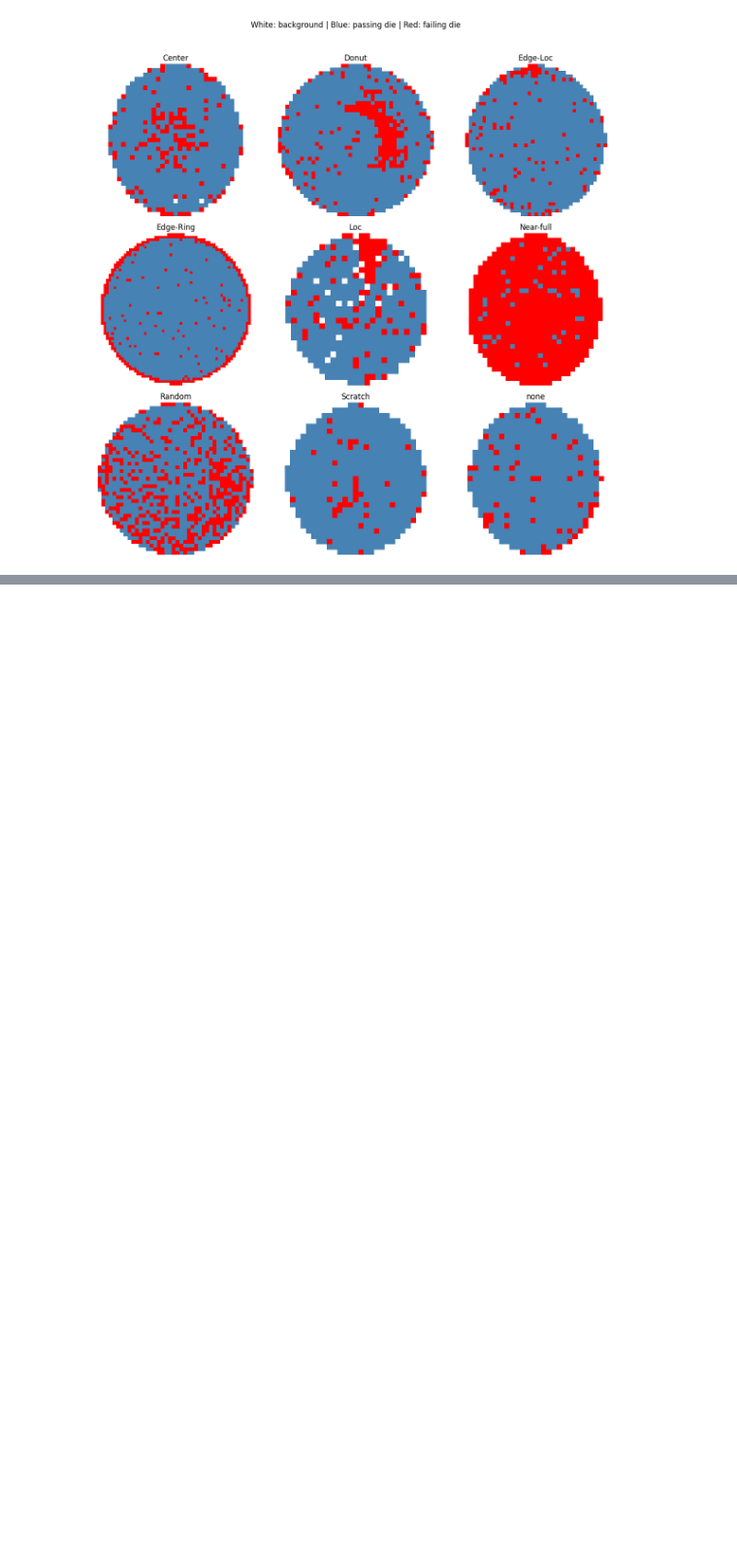
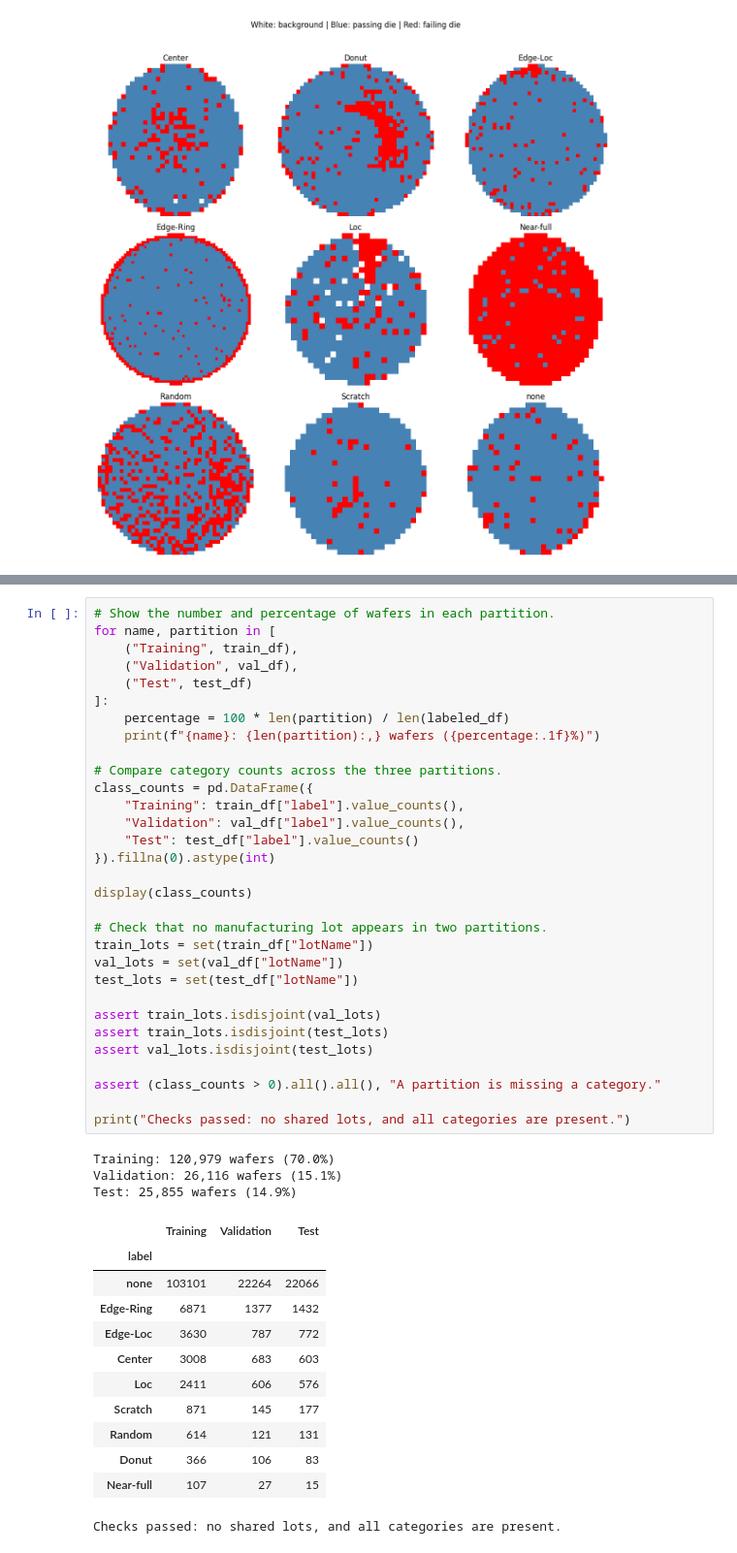
Before and after one commit to DTeklehaymanot/wafer_defect_classification, a Jupyter notebook: wafer_defect_classification.ipynb, the cells around one changed output, grey strips where cells are left out. Shown at 97% size. Cells and saved outputs as stored; diff of their text form; blank space fills up the shorter version.

```diff
--- a/wafer_defect_classification.ipynb
+++ b/wafer_defect_classification.ipynb
@@ -233,0 +309,47 @@ plt.show()
+# %%
+# Show the number and percentage of wafers in each partition.
+for name, partition in [
+    ("Training", train_df),
+    ("Validation", val_df),
+    ("Test", test_df)
+]:
+    percentage = 100 * len(partition) / len(labeled_df)
+    print(f"{name}: {len(partition):,} wafers ({percentage:.1f}%)")
+
+# Compare category counts across the three partitions.
+class_counts = pd.DataFrame({
+    "Training": train_df["label"].value_counts(),
+    "Validation": val_df["label"].value_counts(),
+    "Test": test_df["label"].value_counts()
+}).fillna(0).astype(int)
+
+display(class_counts)
+
+# Check that no manufacturing lot appears in two partitions.
+train_lots = set(train_df["lotName"])
+val_lots = set(val_df["lotName"])
+test_lots = set(test_df["lotName"])
+
+assert train_lots.isdisjoint(val_lots)
+assert train_lots.isdisjoint(test_lots)
+assert val_lots.isdisjoint(test_lots)
+
+assert (class_counts > 0).all().all(), "A partition is missing a category."
+
+print("Checks passed: no shared lots, and all categories are present.")
+# %% [output]
+Training: 120,979 wafers (70.0%)
+Validation: 26,116 wafers (15.1%)
+Test: 25,855 wafers (14.9%)
+|  | Training | Validation | Test |
+| label |  |  |  |
+| none | 103101 | 22264 | 22066 |
+| Edge-Ring | 6871 | 1377 | 1432 |
+| Edge-Loc | 3630 | 787 | 772 |
+| Center | 3008 | 683 | 603 |
+| Loc | 2411 | 606 | 576 |
+| Scratch | 871 | 145 | 177 |
+| Random | 614 | 121 | 131 |
+| Donut | 366 | 106 | 83 |
+| Near-full | 107 | 27 | 15 |
+Checks passed: no shared lots, and all categories are present.
```
Also changed, not shown: parts of 4 cells of this notebook.
